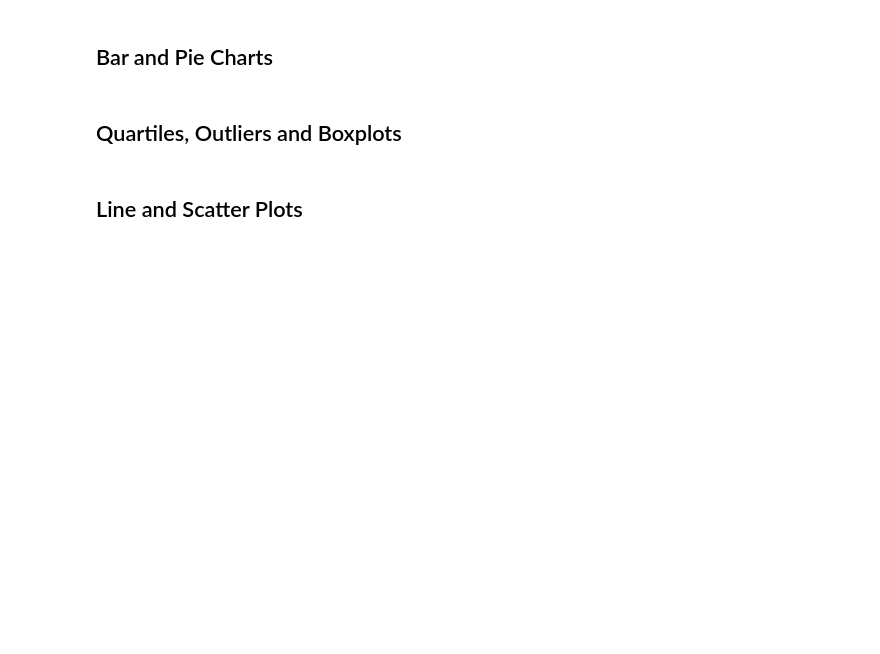
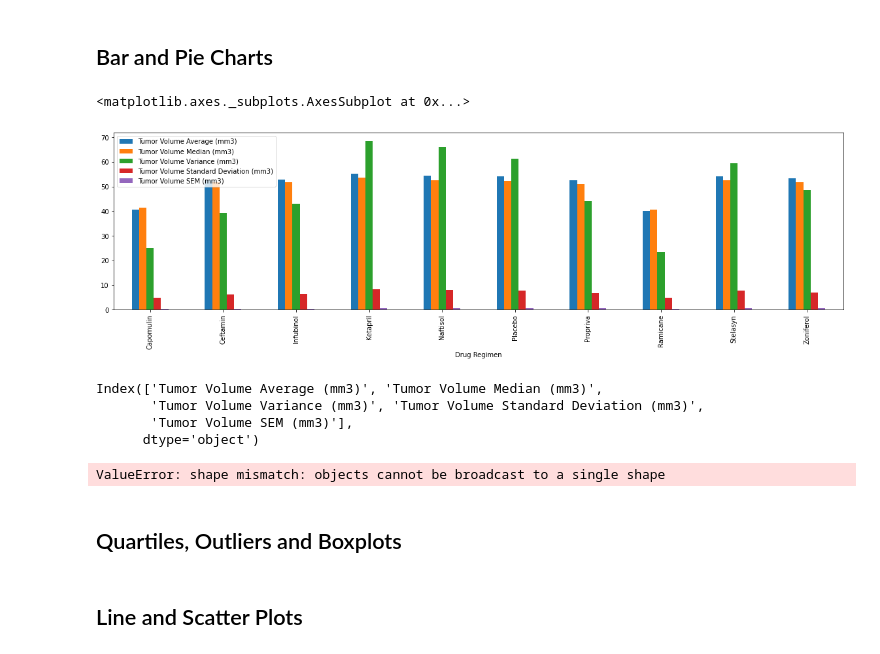
Before and after one commit to eenabow/Matplotlib_challenge, a Jupyter notebook: Pymaceuticals/pymaceuticals_starter.ipynb, the cells around one changed output. Cells and saved outputs as stored; diff of their text form; code cells hidden in the pictures; blank space fills up the shorter version.

Commit message:
Adding code for bar and pie graphs

```diff
--- a/Pymaceuticals/pymaceuticals_starter.ipynb
+++ b/Pymaceuticals/pymaceuticals_starter.ipynb
@@ -149,4 +160,9 @@ Grouped_drugs_summary
 # %% [markdown]
 ## Bar and Pie Charts
 # %%
-# Generate a bar plot showing the total number of measurements taken on each drug regimen using pandas.
+#Generate a bar plot showing the total number of measurements taken on each drug regimen using pandas.
+multiplot= Grouped_drugs_summary.plot( kind="bar", figsize=(20,5))
+multiplot
+# %% [output]
+<matplotlib.axes._subplots.AxesSubplot at 0x...>
+[figure, added]
@@ -155,2 +169,30 @@ Grouped_drugs_summary
+# %%
+Grouped_drugs_summary.columns
+# %% [output]
+Index(['Tumor Volume Average (mm3)', 'Tumor Volume Median (mm3)',
+       'Tumor Volume Variance (mm3)', 'Tumor Volume Standard Deviation (mm3)',
+       'Tumor Volume SEM (mm3)'],
+      dtype='object')
+# %%
+for
+
+
+x_axis = Grouped_drugs_summary.index
+y_axis = Grouped_drugs_summary
+plt.xlabel("Drug Regimens")
+plt.ylabel("Mean??")
+plt.title("Measurements for each drug regimen")
+plt.bar(x_axis, y_axis)
+# plt.xticks(x_)
+# multiplot= Grouped_drugs_summary.plot( kind="bar", figsize=(20,5))
+# multiplot
+#Aesthetics
+
+# plt.xticks(rotation=45)
+# multiplot
+
+plt.show()
+# %% [output]
+ValueError: shape mismatch: objects cannot be broadcast to a single shape
 # %%
 # Generate a pie plot showing the distribution of female versus male mice using pandas
```
Also changed, not shown: parts of 7 cells of this notebook.
